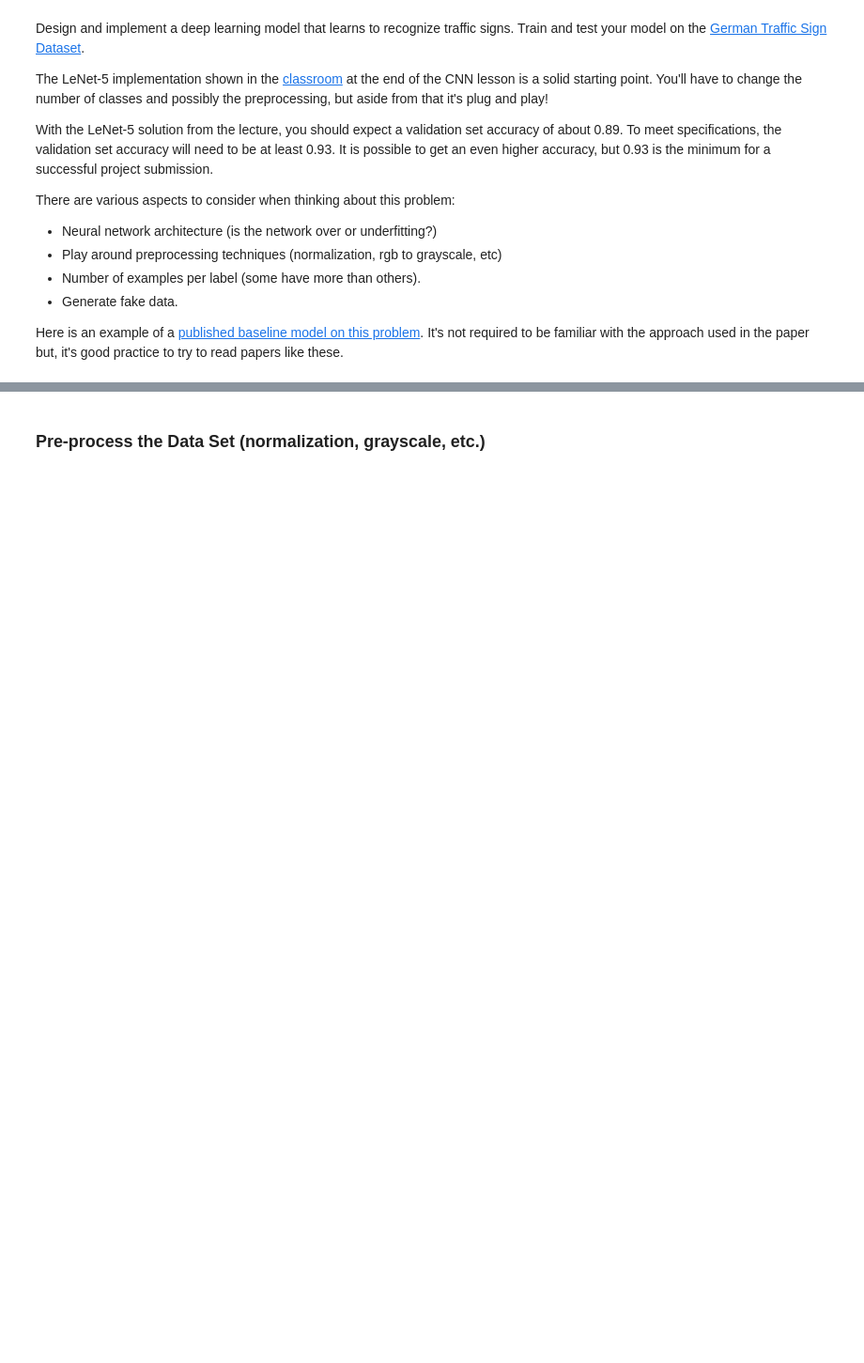
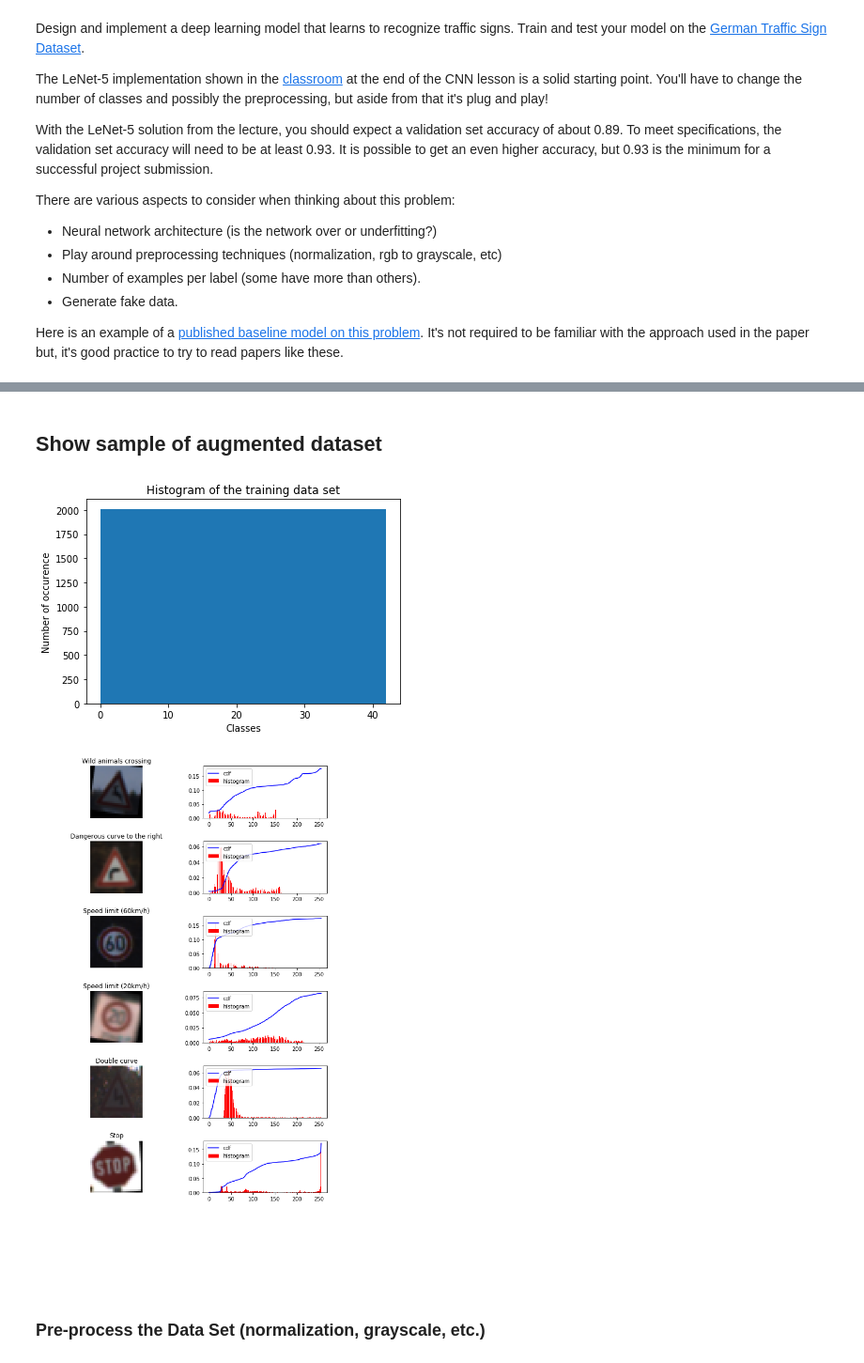
Before and after one commit to mlandry1/CarND, a Jupyter notebook: CarND-Traffic-Sign-Classifier-P2/Traffic_Sign_Classifier.ipynb, the cells around one changed output, grey strips where cells are left out. Shown: that part at 94% size. Cells and saved outputs as stored; diff of their text form; code cells hidden in the pictures; blank space fills up the shorter version.

```diff
--- a/CarND-Traffic-Sign-Classifier-P2/Traffic_Sign_Classifier.ipynb
+++ b/CarND-Traffic-Sign-Classifier-P2/Traffic_Sign_Classifier.ipynb
@@ -186,3 +314,12 @@ Here is an example of a [published baseline model on this problem](http://yann.l
+# %% [markdown]
+## Show sample of augmented dataset
+# %%
+# Visualization
+show_training_dataset_histogram(y_train)
+show_sample(X_train, y_train, row_num = 6)
+# %% [output]
+[figure, added]
+[figure, added]
 # %% [markdown]
 ### Pre-process the Data Set (normalization, grayscale, etc.)
 # %%
```
Also changed, not shown: parts of 10 cells of this notebook.
